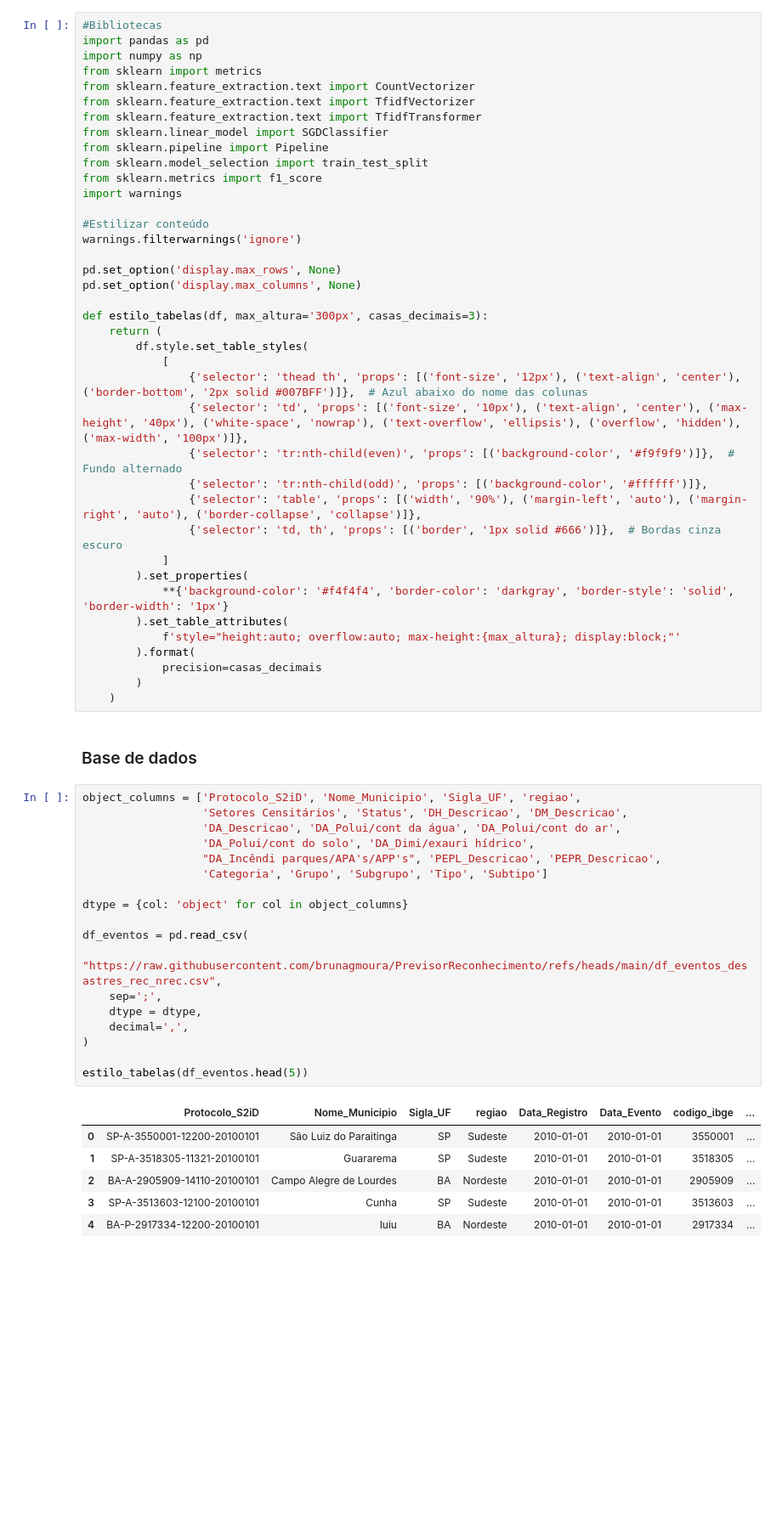
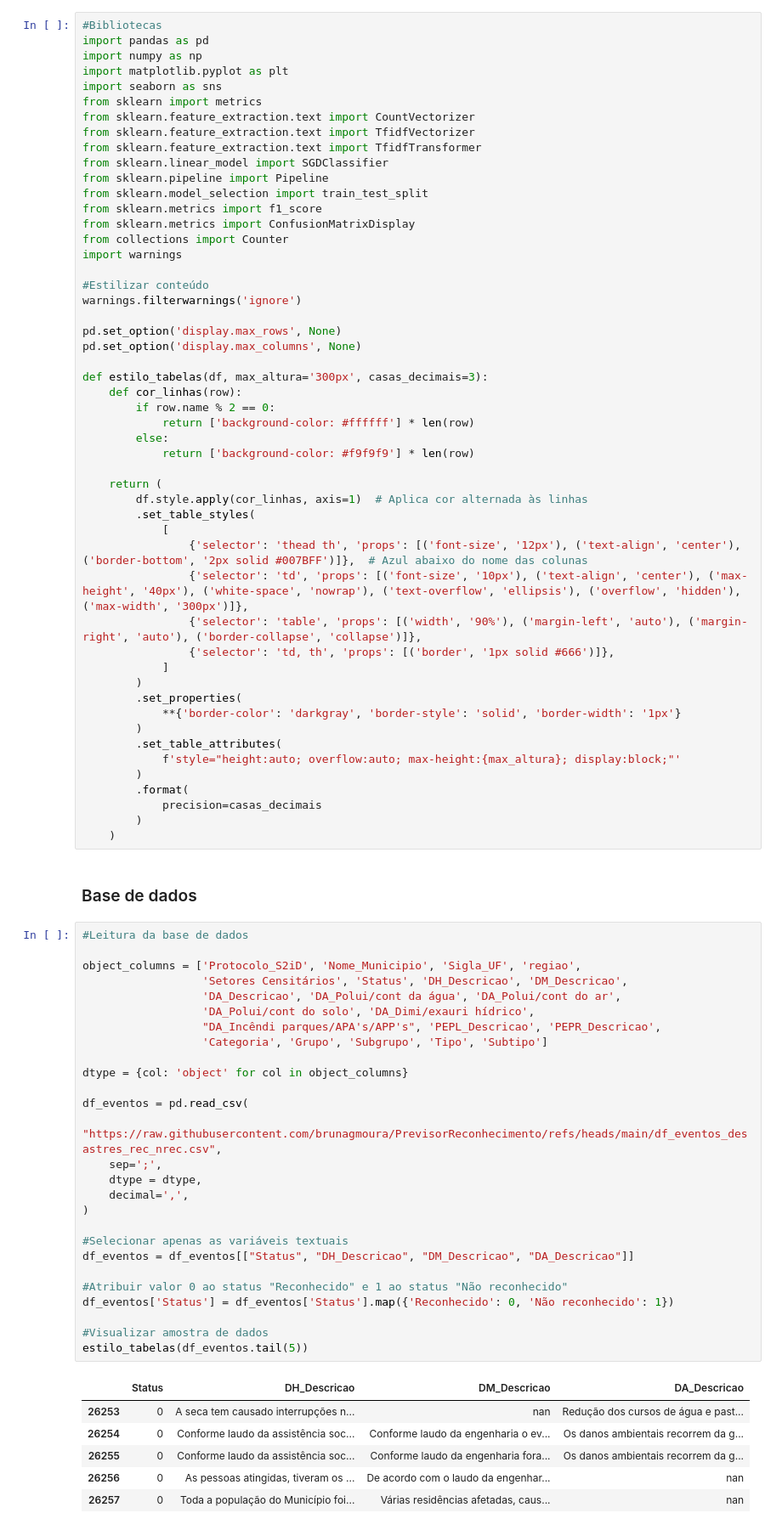
Before and after one commit to brunagmoura/previsaoreconhecimento, a Jupyter notebook: mynewbook/_build/jupyter_execute/Classificação de textos.ipynb, the cells around one changed output. Shown at 85% size. Saved outputs shown, nothing was run; the diff lists cells and outputs as text; blank space fills up the shorter version.

```diff
--- a/mynewbook/_build/jupyter_execute/Classificação de textos.ipynb
+++ b/mynewbook/_build/jupyter_execute/Classificação de textos.ipynb
@@ -6,6 +6,8 @@
 #Bibliotecas
 import pandas as pd
 import numpy as np
+import matplotlib.pyplot as plt
+import seaborn as sns
 from sklearn import metrics
 from sklearn.feature_extraction.text import CountVectorizer
 from sklearn.feature_extraction.text import TfidfVectorizer
@@ -14,6 +16,8 @@ from sklearn.linear_model import SGDClassifier
 from sklearn.pipeline import Pipeline
 from sklearn.model_selection import train_test_split
 from sklearn.metrics import f1_score
+from sklearn.metrics import ConfusionMatrixDisplay
+from collections import Counter
 import warnings
 
 #Estilizar conteúdo
@@ -23,48 +27,65 @@ pd.set_option('display.max_rows', None)
 pd.set_option('display.max_columns', None)
 
 def estilo_tabelas(df, max_altura='300px', casas_decimais=3):
+    def cor_linhas(row):
+        if row.name % 2 == 0:
+            return ['background-color: #ffffff'] * len(row)
+        else:
+            return ['background-color: #f9f9f9'] * len(row)
+
     return (
-        df.style.set_table_styles(
+        df.style.apply(cor_linhas, axis=1)  # Aplica cor alternada às linhas
+        .set_table_styles(
             [
                 {'selector': 'thead th', 'props': [('font-size', '12px'), ('text-align', 'center'), ('border-bottom', '2px solid #007BFF')]},  # Azul abaixo do nome das colunas
-                {'selector': 'td', 'props': [('font-size', '10px'), ('text-align', 'center'), ('max-height', '40px'), ('white-space', 'nowrap'), ('text-overflow', 'ellipsis'), ('overflow', 'hidden'), ('max-width', '100px')]},
-                {'selector': 'tr:nth-child(even)', 'props': [('background-color', '#f9f9f9')]},  # Fundo alternado
-                {'selector': 'tr:nth-child(odd)', 'props': [('background-color', '#ffffff')]},
+                {'selector': 'td', 'props': [('font-size', '10px'), ('text-align', 'center'), ('max-height', '40px'), ('white-space', 'nowrap'), ('text-overflow', 'ellipsis'), ('overflow', 'hidden'), ('max-width', '300px')]},
                 {'selector': 'table', 'props': [('width', '90%'), ('margin-left', 'auto'), ('margin-right', 'auto'), ('border-collapse', 'collapse')]},
-                {'selector': 'td, th', 'props': [('border', '1px solid #666')]},  # Bordas cinza escuro
+                {'selector': 'td, th', 'props': [('border', '1px solid #666')]},
             ]
-        ).set_properties(
-            **{'background-color': '#f4f4f4', 'border-color': 'darkgray', 'border-style': 'solid', 'border-width': '1px'}
-        ).set_table_attributes(
+        )
+        .set_properties(
+            **{'border-color': 'darkgray', 'border-style': 'solid', 'border-width': '1px'}
+        )
+        .set_table_attributes(
             f'style="height:auto; overflow:auto; max-height:{max_altura}; display:block;"'
-        ).format(
+        )
+        .format(
             precision=casas_decimais
         )
     )
 # %% [markdown]
 ### Base de dados
 # %%
+#Leitura da base de dados
+
 object_columns = ['Protocolo_S2iD', 'Nome_Municipio', 'Sigla_UF', 'regiao',
                   'Setores Censitários', 'Status', 'DH_Descricao', 'DM_Descricao',
                   'DA_Descricao', 'DA_Polui/cont da água', 'DA_Polui/cont do ar',
                   'DA_Polui/cont do solo', 'DA_Dimi/exauri hídrico',
                   "DA_Incêndi parques/APA's/APP's", 'PEPL_Descricao', 'PEPR_Descricao',
                   'Categoria', 'Grupo', 'Subgrupo', 'Tipo', 'Subtipo']
 
 dtype = {col: 'object' for col in object_columns}
 
 df_eventos = pd.read_csv(
     "https://raw.githubusercontent.com/brunagmoura/PrevisorReconhecimento/refs/heads/main/df_eventos_desastres_rec_nrec.csv",
     sep=';',
     dtype = dtype,
     decimal=',',
 )
 
-estilo_tabelas(df_eventos.head(5))
+#Selecionar apenas as variáveis textuais
+df_eventos = df_eventos[["Status", "DH_Descricao", "DM_Descricao", "DA_Descricao"]]
+
+#Atribuir valor 0 ao status "Reconhecido" e 1 ao status "Não reconhecido"
+df_eventos['Status'] = df_eventos['Status'].map({'Reconhecido': 0, 'Não reconhecido': 1})
+
+#Visualizar amostra de dados
+estilo_tabelas(df_eventos.tail(5))
 # %% [output]
-|  | Protocolo_S2iD | Nome_Municipio | Sigla_UF | regiao | Data_Registro | Data_Evento | codigo_ibge | ... |
-| 0 | SP-A-3550001-12200-20100101 | São Luiz do Paraitinga | SP | Sudeste | 2010-01-01 | 2010-01-01 | 3550001 | ... |
-| 1 | SP-A-3518305-11321-20100101 | Guararema | SP | Sudeste | 2010-01-01 | 2010-01-01 | 3518305 | ... |
-| 2 | BA-A-2905909-14110-20100101 | Campo Alegre de Lourdes | BA | Nordeste | 2010-01-01 | 2010-01-01 | 2905909 | ... |
-| 3 | SP-A-3513603-12100-20100101 | Cunha | SP | Sudeste | 2010-01-01 | 2010-01-01 | 3513603 | ... |
-| 4 | BA-P-2917334-12200-20100101 | Iuiu | BA | Nordeste | 2010-01-01 | 2010-01-01 | 2917334 | ... |
+|  | Status | DH_Descricao | DM_Descricao | DA_Descricao |
+| 26253 | 0 | A seca tem causado interrupções n... | nan | Redução dos cursos de água e past... |
+| 26254 | 0 | Conforme laudo da assistência soc... | Conforme laudo da engenharia o ev... | Os danos ambientais recorrem da g... |
+| 26255 | 0 | Conforme laudo da assistência soc... | Conforme laudo da engenharia fora... | Os danos ambientais recorrem da g... |
+| 26256 | 0 | As pessoas atingidas, tiveram os ... | De acordo com o laudo da engenhar... | nan |
+| 26257 | 0 | Toda a população do Município foi... | Várias residências afetadas, caus... | nan |
```
Also changed, not shown: parts of 44 cells of this notebook, 23 other files.
